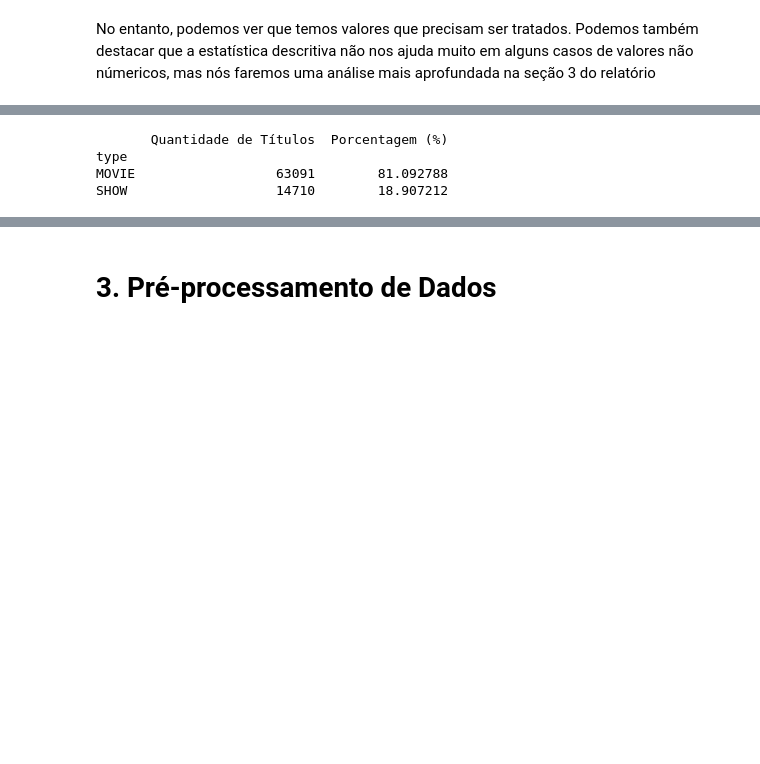
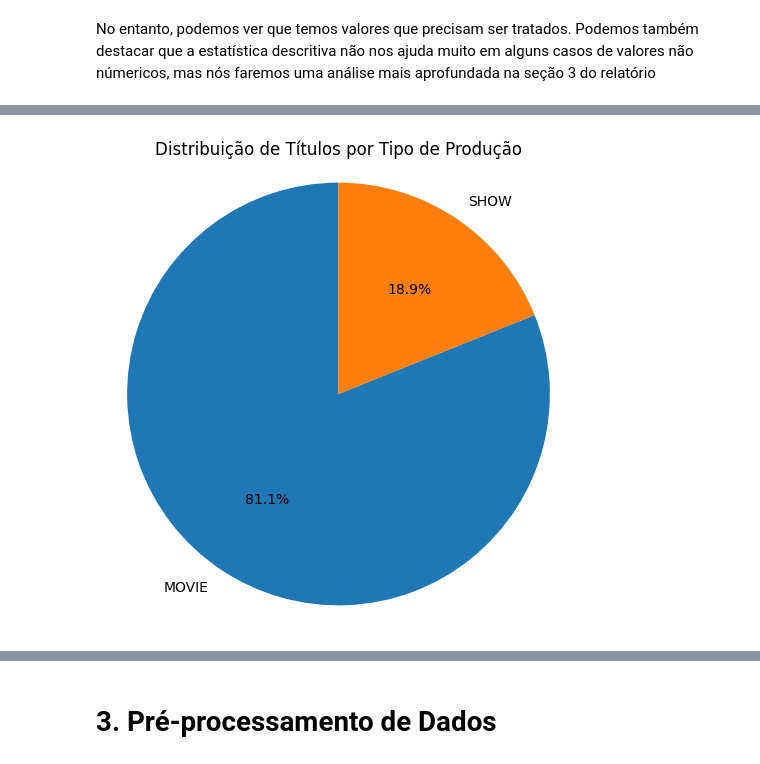
Before and after one commit to TomasValadao/DataVisualization-PUC-Rio, a Jupyter notebook: data_viz_mvp.ipynb, the cells around one changed output, grey strips where cells are left out. Drawn from its saved outputs; the diff is of its cells as text; code cells hidden in the pictures; blank space fills up the shorter version.

```diff
--- a/data_viz_mvp.ipynb
+++ b/data_viz_mvp.ipynb
@@ -181,16 +187,18 @@ df_merged.describe(include='all')
 # %%
 # Como análise inicial, podemos ver que a maior parte do catálogo da plataforma Netflix é composta por filmes.
 
 type_counts = df_merged['type'].value_counts()
 type_percentages = df_merged['type'].value_counts(normalize=True) * 100
 
 df_type_analysis = pd.DataFrame({'Quantidade de Títulos': type_counts, 'Porcentagem (%)': type_percentages})
-print(df_type_analysis)
+
+plt.figure(figsize=(6, 6))
+plt.pie(df_type_analysis['Porcentagem (%)'], labels=df_type_analysis.index, autopct='%1.1f%%', startangle=90)
+plt.title('Distribuição de Títulos por Tipo de Produção')
+plt.axis('equal')
+plt.show()
 # %% [output]
-       Quantidade de Títulos  Porcentagem (%)
-type
-MOVIE                  63091        81.092788
-SHOW                   14710        18.907212
+[figure, added]
 # %%
 # Podemos ver também que o cadastro tem muito mais atores que diretores. Vale lembrar que pode existir repetição, visto que temos vários filmes onde um profissional pode ter trabalhado.
 
```
Also changed, not shown: parts of 23 cells of this notebook.
